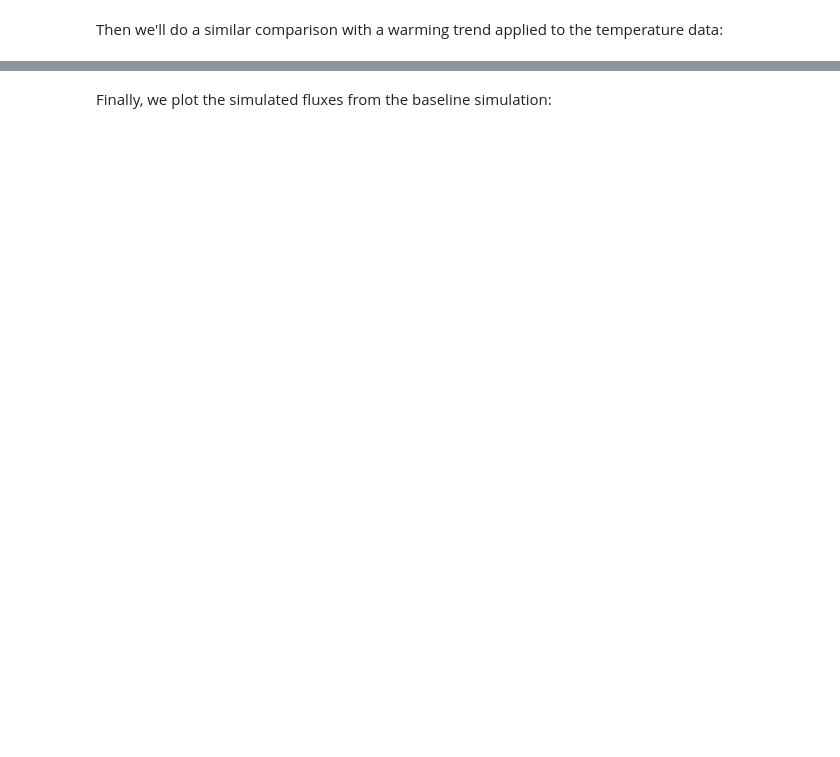
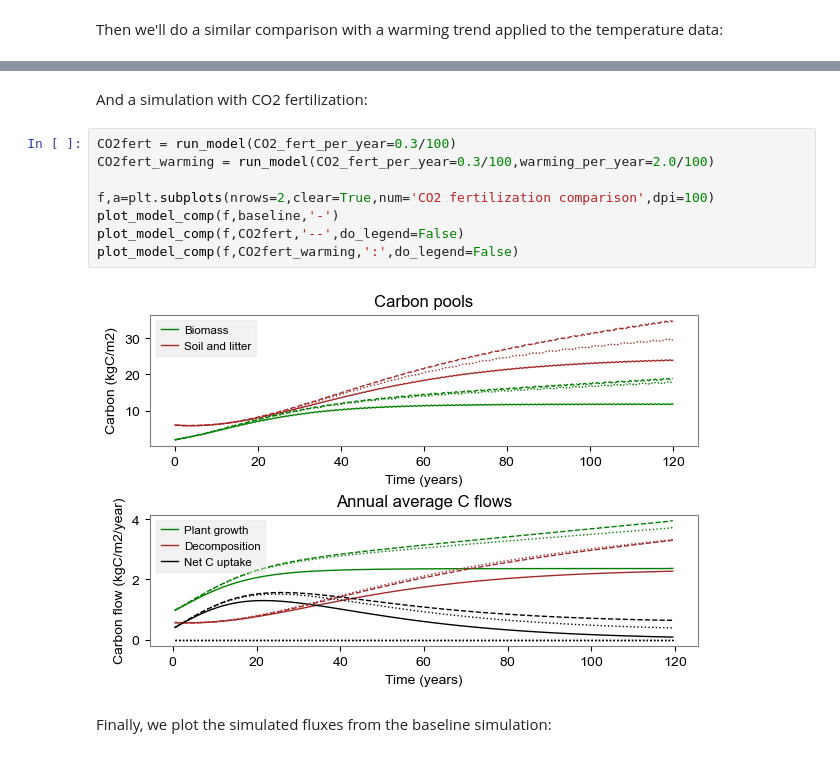
Before and after one commit to bsulman/simple-ecosystem-model, a Jupyter notebook: simple_ecosystem_model.ipynb, the cells around one changed output, grey strips where cells are left out. Saved outputs shown, nothing was run; the diff lists cells and outputs as text; blank space fills up the shorter version.

```diff
--- a/simple_ecosystem_model.ipynb
+++ b/simple_ecosystem_model.ipynb
@@ -181,3 +180,15 @@ plot_model_comp(f,warming,'--',do_legend=False)
+# %% [markdown]
+And a simulation with CO2 fertilization:
+# %%
+CO2fert = run_model(CO2_fert_per_year=0.3/100)
+CO2fert_warming = run_model(CO2_fert_per_year=0.3/100,warming_per_year=2.0/100)
+
+f,a=plt.subplots(nrows=2,clear=True,num='CO2 fertilization comparison',dpi=100)
+plot_model_comp(f,baseline,'-')
+plot_model_comp(f,CO2fert,'--',do_legend=False)
+plot_model_comp(f,CO2fert_warming,':',do_legend=False)
+# %% [output]
+[figure, added]
 # %% [markdown]
 Finally, we plot the simulated fluxes from the baseline simulation:
 # %%
```
Also changed, not shown: parts of 11 cells of this notebook, 1 other file.
